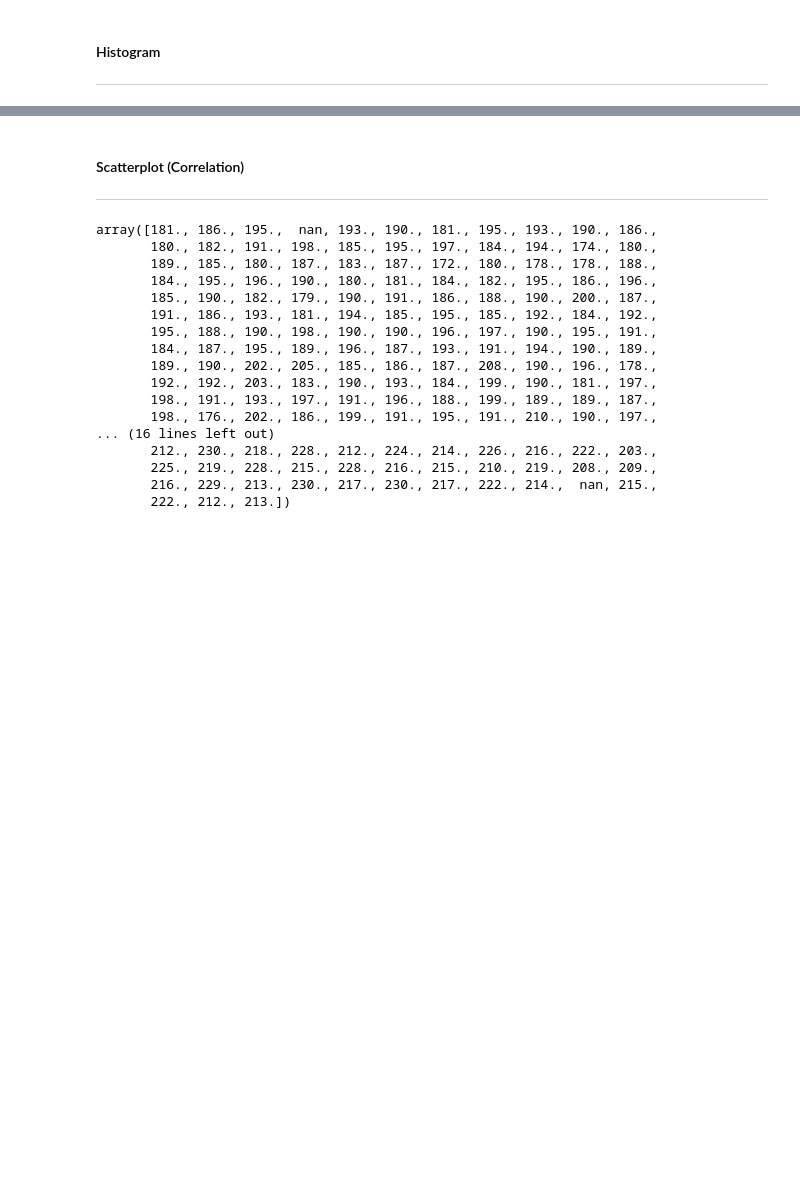
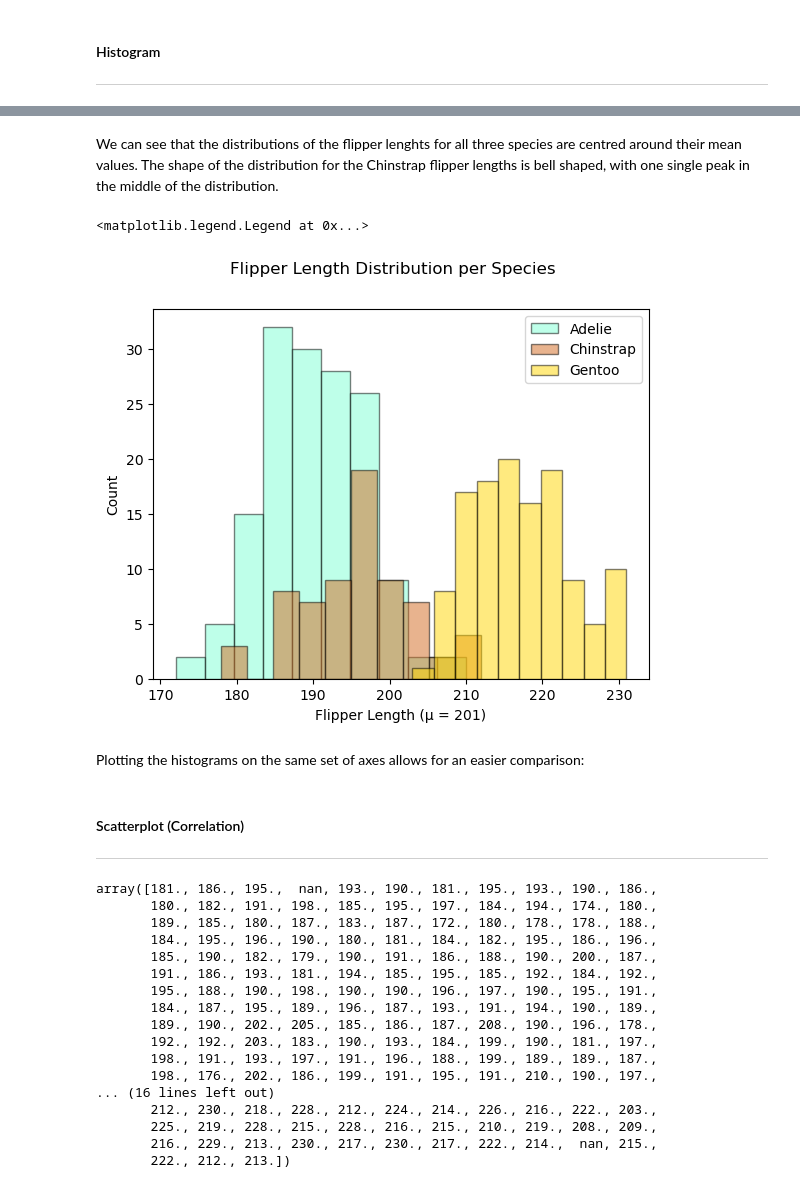
Before and after one commit to fdennehy/pda-project, a Jupyter notebook: penguins.ipynb, the cells around one changed output, grey strips where cells are left out. Saved outputs shown, nothing was run; the diff lists cells and outputs as text; code cells hidden in the pictures; blank space fills up the shorter version.

```diff
--- a/penguins.ipynb
+++ b/penguins.ipynb
@@ -383,3 +355,32 @@ bmass = df["body_mass_g"]
+# %% [markdown]
+We can see that the distributions of the flipper lenghts for all three species are centred around their mean values.
+The shape of the distribution for the Chinstrap flipper lengths is bell shaped, with one single peak in the middle of the distribution.
+# %%
+# Overlay the above 3 histograms on one subplot, adjusting the transparency with the alpha parameter
+# https://matplotlib.org/stable/users/explain/colors/colors.html#transparency
+# https://stackoverflow.com/questions/27016904/matplotlib-legends-in-subplot
+
+# Create a new figure and set of axes.
+fig3, ax1 = plt.subplots()
+
+# Set figure title
+fig3.suptitle('Flipper Length Distribution per Species')
+
+# Plot the three histograms
+ax1.hist(adelie_flen, edgecolor='black', color="aquamarine", alpha=0.5)
+ax1.hist(chinstrap_flen, edgecolor='black', color="chocolate", alpha=0.5)
+ax1.hist(gentoo_flen, edgecolor='black', color="gold", alpha=0.5)
+
+# Axis labels.
+ax1.set_xlabel("Flipper Length (μ = 201)")
+ax1.set_ylabel("Count")
+
+plt.legend(['Adelie','Chinstrap','Gentoo'])
+# %% [output]
+<matplotlib.legend.Legend at 0x...>
+[figure, added]
+# %% [markdown]
+Plotting the histograms on the same set of axes allows for an easier comparison:
 # %% [markdown]
 #### Scatterplot (Correlation)
 
```
Also changed, not shown: parts of 22 cells of this notebook.
